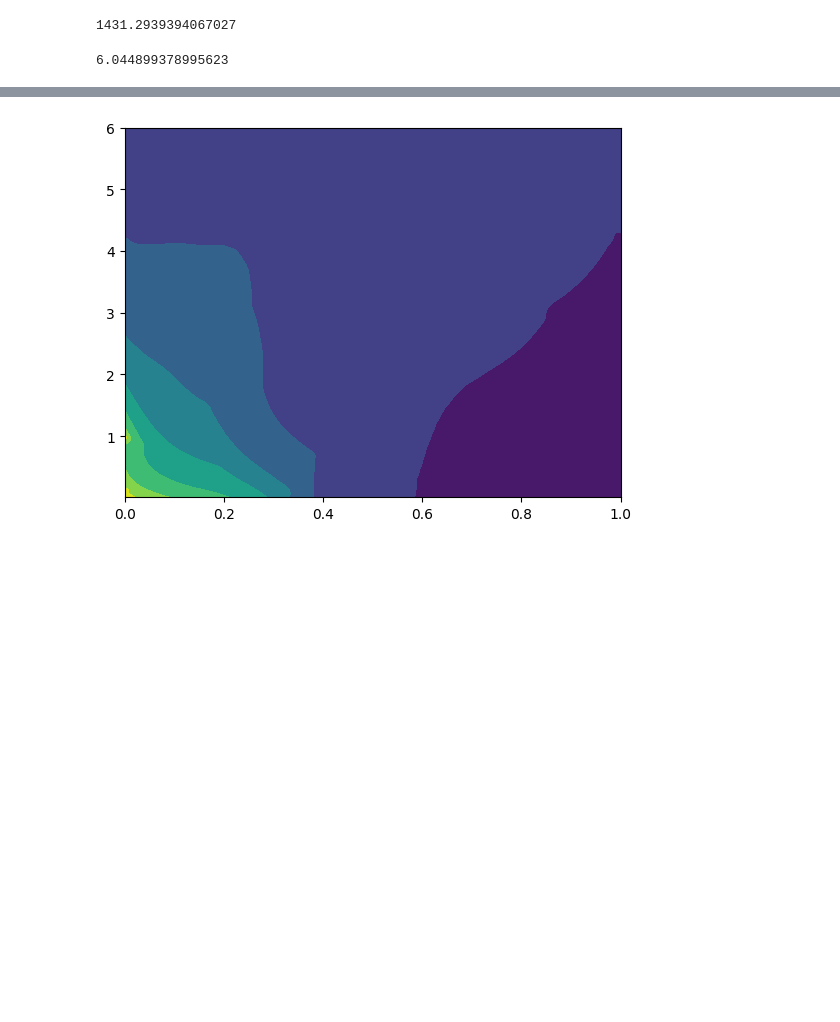
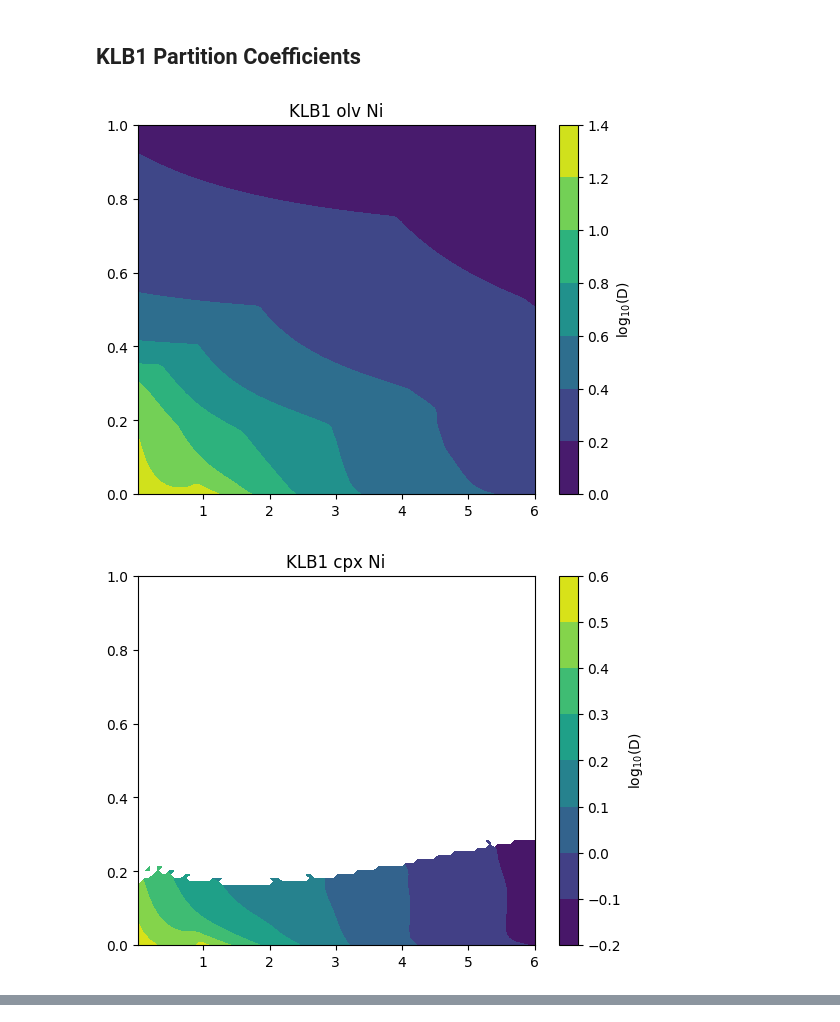
Before and after one commit to simonwmatthews/pyMelt, a Jupyter notebook: dev/FRTE_tests.ipynb, the cells around one changed output, grey strips where cells are left out. Saved outputs shown, nothing was run; the diff lists cells and outputs as text; code cells hidden in the pictures; blank space fills up the shorter version.

```diff
--- a/dev/FRTE_tests.ipynb
+++ b/dev/FRTE_tests.ipynb
@@ -9,17 +11,4 @@ import pyMelt as m
 import pandas as pd
 # %%
 klb1 = m.load_phaseDiagram('thermocalc_klb1')
+kg1 = m.load_phaseDiagram('thermocalc_kg1')
-# %%
-klb1('temperature', pd.Series({'P':2.0, 'F':0.1}))
-# %% [output]
-1431.2939394067027
-# %%
-m.chemistry.matzen.D(pd.Series({'P': 2.0,
-                                'T':klb1('temperature', pd.Series({'P':2.0, 'F':0.1})),
-                                'F':0.1}),
-                     mineral = 'olv',
-                     element = 'Ni',
-                     phaseDiagram = klb1
-                     )
-# %% [output]
-6.044899378995623
@@ -26,14 +51,33 @@ m.chemistry.matzen.D(pd.Series({'P': 2.0,
+# %% [markdown]
+## KLB1 Partition Coefficients
 # %%
-p = np.linspace(0.01, 6, 100)
-x = np.linspace(0, 1, 100)
+for el in ['Ni', 'Mn']:
+    for ph in ['olv', 'cpx', 'opx', 'grt', 'spn']:
 
-xx, pp = np.meshgrid(x, p)
+        p = np.linspace(0.01, 6, 100)
+        x = np.linspace(0, 1, 100)
 
-D = np.zeros(np.shape(pp))
+        pp, xx = np.meshgrid(p, x)
 
-for i in range(np.shape(pp)[0]):
-    for j in range(np.shape(pp)[1]):
-        state = pd.Series({'P': pp[i,j],
-                           'T':klb1('temperature', pd.Series({'P':pp[i,j], 'F':xx[i,j]})),
-                           'F': xx[i,j]})
-        D[i,j] = m.chemistry.matzen.D(state, 'cpx', 'Ni', phaseDiagram=klb1)
+        D = np.zeros(np.shape(pp))
+
+        for i in range(np.shape(pp)[0]):
+            for j in range(np.shape(pp)[1]):
+                state = pd.Series({'P': pp[i,j],
+                                'T':klb1('temperature', pd.Series({'P':pp[i,j], 'F':xx[i,j]})),
+                                'F': xx[i,j]})
+                if klb1(ph + '_mass', state) > 1e-6:
+                    D[i,j] = m.chemistry.matzen.D(state, ph, 'Ni', phaseDiagram=klb1)
+                else:
+                    D[i,j] = np.nan
+
+        f, a = plt.subplots()
+
+        cf = a.contourf(pp, xx, np.log10(D))
+        cbar = plt.colorbar(cf)
+        cbar.set_label('log$_{10}$(D)')
+        a.set_title('KLB1 ' + ph + ' ' + el)
+        plt.show()
+# %% [output]
+[figure, added]
+[figure, added]
@@ -40,8 +91,0 @@ for i in range(np.shape(pp)[0]):
-# %%
-f, a = plt.subplots()
-
-a.contourf(xx, pp, D)
-
-plt.show()
-# %% [output]
-[figure, removed]
```
Also changed, not shown: parts of 14 cells of this notebook, 2 other files.
